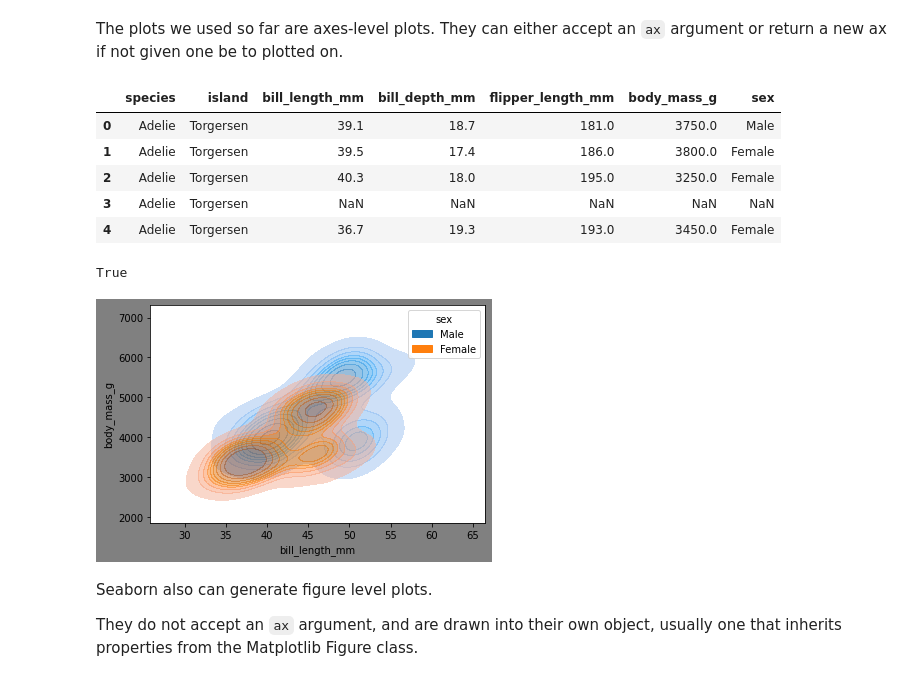
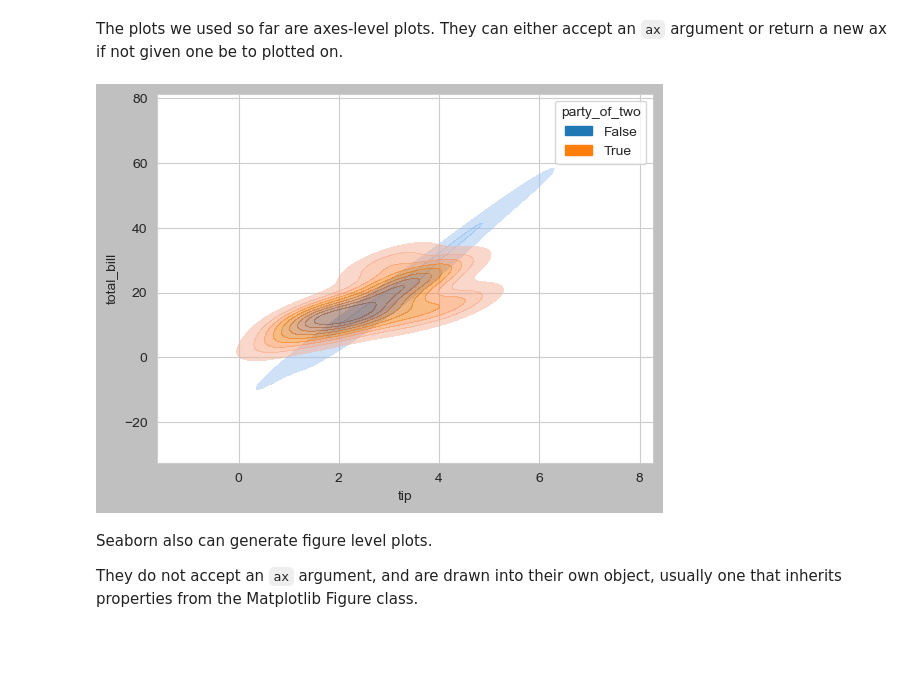
Before and after one commit to EitanHemed/python-workshop-2023, a Jupyter notebook: notebooks/Day-1-Modules.ipynb, the cells around one changed output. Cells and saved outputs as stored; diff of their text form; code cells hidden in the pictures; blank space fills up the shorter version.

```diff
--- a/notebooks/Day-1-Modules.ipynb
+++ b/notebooks/Day-1-Modules.ipynb
@@ -1518,28 +1514,16 @@ sns.lineplot(data=tips, ax=axs.flat[2], x='size', y='tip',
 # %% [markdown]
 The plots we used so far are axes-level plots. They can either accept an `ax` argument or return a new ax if not given one be to plotted on.
-# %%
-df = sns.load_dataset("penguins")
-df.head()
-# %% [output]
-|  | species | island | bill_length_mm | bill_depth_mm | flipper_length_mm | body_mass_g | sex |
-| 0 | Adelie | Torgersen | 39.1 | 18.7 | 181.0 | 3750.0 | Male |
-| 1 | Adelie | Torgersen | 39.5 | 17.4 | 186.0 | 3800.0 | Female |
-| 2 | Adelie | Torgersen | 40.3 | 18.0 | 195.0 | 3250.0 | Female |
-| 3 | Adelie | Torgersen | NaN | NaN | NaN | NaN | NaN |
-| 4 | Adelie | Torgersen | 36.7 | 19.3 | 193.0 | 3450.0 | Female |
 # %%
-ax = sns.kdeplot(data=df, x='bill_length_mm', y='body_mass_g',
-                 hue="sex", fill=True, alpha=0.5)
-type(ax)
+tips['party_of_two'] = tips['size'] == 2
+
+ax = sns.kdeplot(data=tips.query("day == 'Fri'"), x='tip', y='total_bill',
+                 hue='party_of_two', fill=True, alpha=0.5)
 
 # If we want a handle to the Figure object that Seaborn did not give us
-fig = plt.gcf()
-fig.set_facecolor('grey')
-
-ax == fig.axes[0]
+fig = ax.get_figure()
+fig.set_facecolor('silver')
 # %% [output]
-True
-[figure, old version]
+[figure, new version]
 # %% [markdown]
 
 
```
Also changed, not shown: parts of 31 cells of this notebook.
